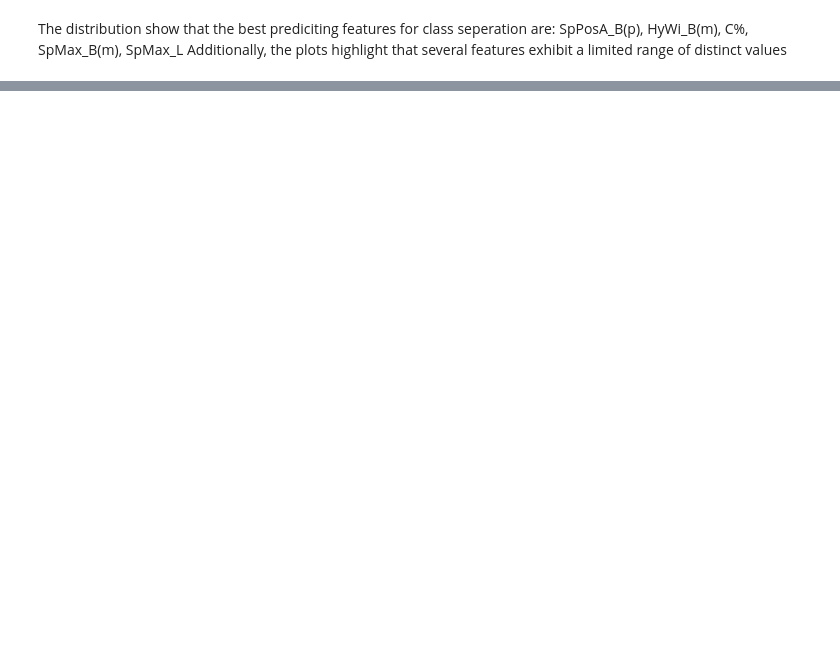
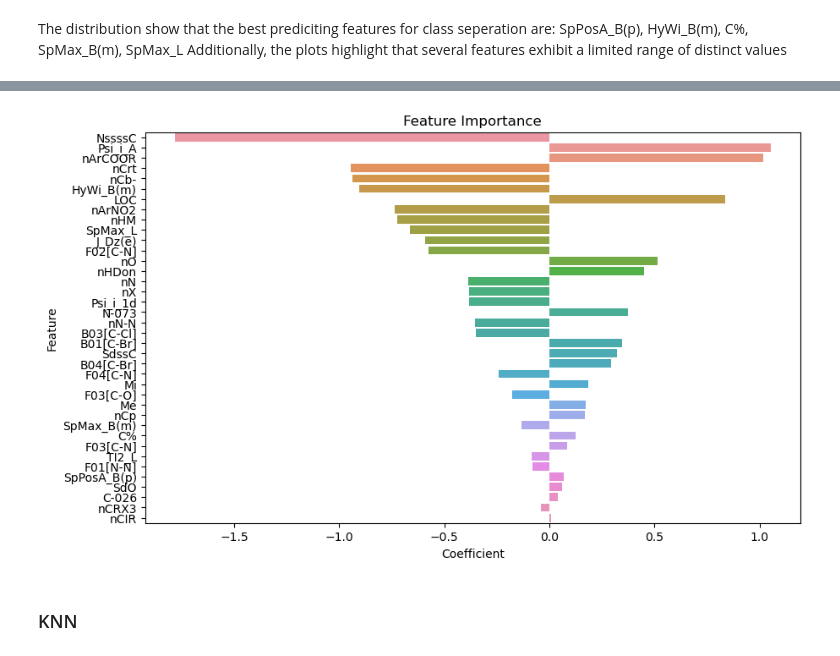
Before and after one commit to Red0pium/PythonForDataAnalysis, a Jupyter notebook: Projet_Dataset.ipynb, the cells around one changed output, grey strips where cells are left out. Cells and saved outputs as stored; diff of their text form; code cells hidden in the pictures; blank space fills up the shorter version.

```diff
--- a/Projet_Dataset.ipynb
+++ b/Projet_Dataset.ipynb
@@ -224,0 +281,19 @@ print("Hello world")
+# %%
+# Get the feature coefficients
+feature_coefs = pd.DataFrame({'Feature': X_train.columns, 'Coefficient': logreg.coef_[0]})
+
+# Sort the coefficients by absolute value
+feature_coefs['Absolute Coefficient'] = feature_coefs['Coefficient'].abs()
+feature_coefs = feature_coefs.sort_values('Absolute Coefficient', ascending=False)
+
+# Plot the feature importance
+plt.figure(figsize=(10, 6))
+sns.barplot(x='Coefficient', y='Feature', data=feature_coefs)
+plt.xlabel('Coefficient')
+plt.ylabel('Feature')
+plt.title('Feature Importance')
+plt.show()
+# %% [output]
+[figure, added]
+# %% [markdown]
+### KNN
```
Also changed, not shown: parts of 14 cells of this notebook.
